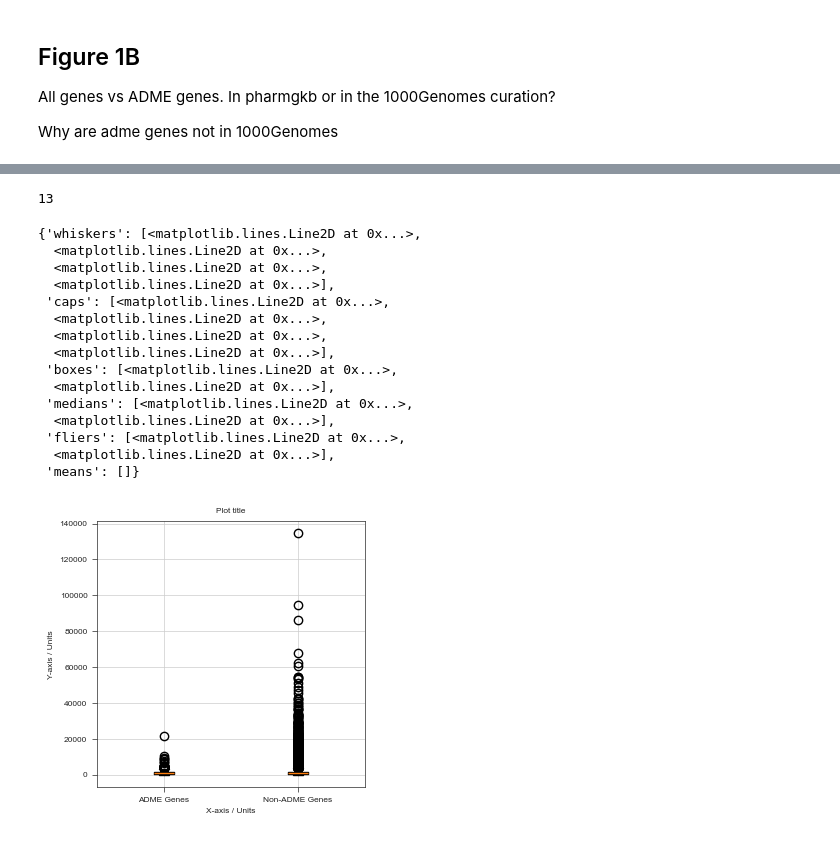
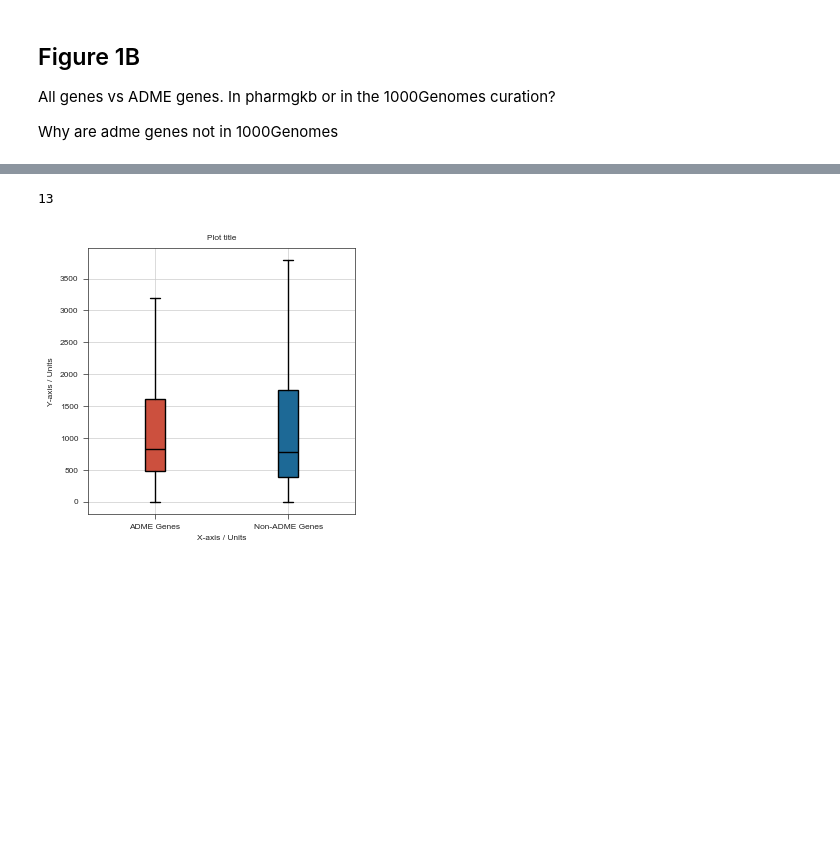
Before and after one commit to ersilia-os/pharmacogx-embeddings, a Jupyter notebook: paper/figure1.ipynb, the cells around one changed output, grey strips where cells are left out. Saved outputs shown, nothing was run; the diff lists cells and outputs as text; code cells hidden in the pictures; blank space fills up the shorter version.

Commit message:
figure 1 wip

```diff
--- a/paper/figure1.ipynb
+++ b/paper/figure1.ipynb
@@ -7,11 +7,18 @@ import os
 import pandas as pd
 import matplotlib.pyplot as plt
 import stylia as st
-
+from stylia import NamedColors, ContinuousColorMap, ONE_COLUMN_WIDTH, TWO_COLUMNS_WIDTH
 
 DATAPATH = "../data"
-PGKBPATH =  "../data/pharmgkb_processed"
 RESULTSPATH = "../results"
+
+colors = NamedColors()
+red = colors.get("red")
+blue = colors.get("blue")
+purple = colors.get("purple")
+yellow = colors.get("yellow")
+green = colors.get("green")
+gray = colors.get("gray")
 # %% [markdown]
 ## Figure 1A
 Drug annotations for infectious vs non-infectious diseases in PharmGKB
@@ -108,36 +162,25 @@ plt.boxplot([admevars_counts['frequency'], nonadmevars_counts['frequency']], lab
 # %%
 # in 1000 Genomes
 df = pd.read_csv(os.path.join(DATAPATH, "variants", "1000_Genomes", "subset_snvs_protein_coding_1kGPhg38_gene_level.tsv"), sep="\t")
 genesmissing = list(set(genes)-set(df["gene"]))
 print(len(set(genesmissing)))
 
 admevars = df[df["gene"].isin(genes)]
 nonadmevars = df[~df["gene"].isin(genes)]
 
 admevars_counts = admevars[['gene', 'total_variants']]
 nonadmevars_counts = nonadmevars[['gene', 'total_variants']]
 
 missing_admevars_df = pd.DataFrame({'gene': list(genesmissing), 'total_variants': 0})
 admevars_counts = pd.concat([admevars_counts, missing_admevars_df], ignore_index=True)
 
 fig, axs = st.create_figure(1,1)
 ax = axs.next()
-plt.boxplot([admevars_counts['total_variants'], nonadmevars_counts['total_variants']], labels=['ADME Genes', 'Non-ADME Genes'])
+colors = [red,blue]
+medianprops = dict(color="black")
+bp = ax.boxplot([admevars_counts['total_variants'], nonadmevars_counts['total_variants']], patch_artist=True, labels=['ADME Genes', 'Non-ADME Genes'], medianprops= medianprops,showfliers=False)
+for patch, color in zip(bp["boxes"], colors):
+    patch.set_facecolor(color)
 # %% [output]
 13
-{'whiskers': [<matplotlib.lines.Line2D at 0x...>,
-  <matplotlib.lines.Line2D at 0x...>,
-  <matplotlib.lines.Line2D at 0x...>,
-  <matplotlib.lines.Line2D at 0x...>],
- 'caps': [<matplotlib.lines.Line2D at 0x...>,
-  <matplotlib.lines.Line2D at 0x...>,
-  <matplotlib.lines.Line2D at 0x...>,
-  <matplotlib.lines.Line2D at 0x...>],
- 'boxes': [<matplotlib.lines.Line2D at 0x...>,
-  <matplotlib.lines.Line2D at 0x...>],
- 'medians': [<matplotlib.lines.Line2D at 0x...>,
-  <matplotlib.lines.Line2D at 0x...>],
- 'fliers': [<matplotlib.lines.Line2D at 0x...>,
-  <matplotlib.lines.Line2D at 0x...>],
- 'means': []}
-[figure, old version]
+[figure, new version]
```
Also changed, not shown: parts of 18 cells of this notebook, 2 other files.
